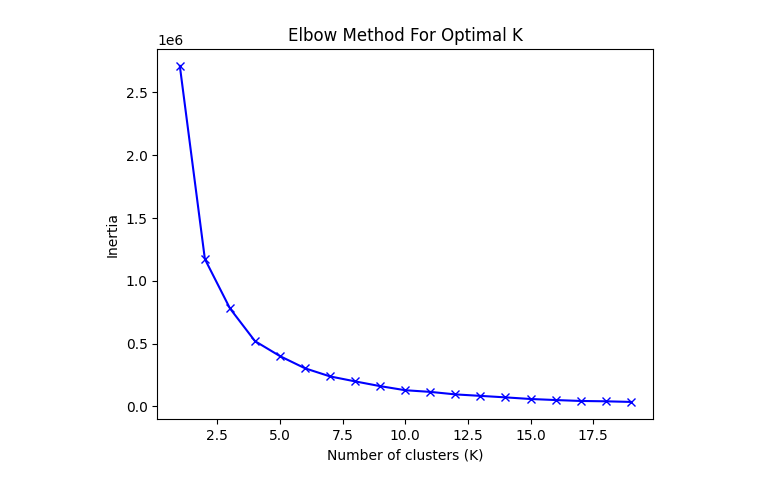
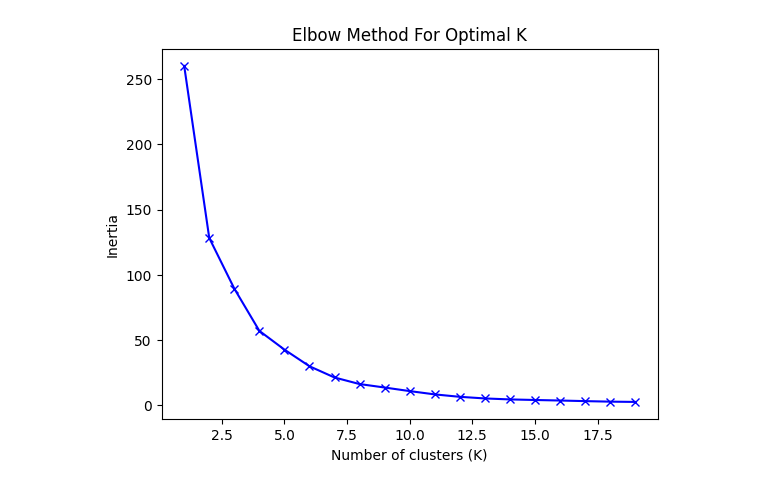
Before and after one commit to lorenzom222/CSC240_Project, a Jupyter notebook: final.ipynb, the cells around one changed output. Saved outputs shown, nothing was run; the diff lists cells and outputs as text; code cells hidden in the pictures.

```diff
--- a/final.ipynb
+++ b/final.ipynb
@@ -329,2 +365,2 @@ processData(data_t)
 # %%
-correlationMap(processData(data_t))
+df  = processData(data_t)
@@ -341,7 +388,7 @@ rate_df_female = rate_df_whole.filter(regex='.*(Geography|[Fem]ale).*') # Female
 # %%
-elbow_method(rate_df_whole, 20) ## Used to determine best k for K-means
+elbow_method(df, 20) ## Used to determine best k for K-means
 # %% [output]
-[figure, old version]
+[figure, new version]
 # %%
 n=4
 # %%
```
Also changed, not shown: parts of 6 cells of this notebook, 1 other file.
